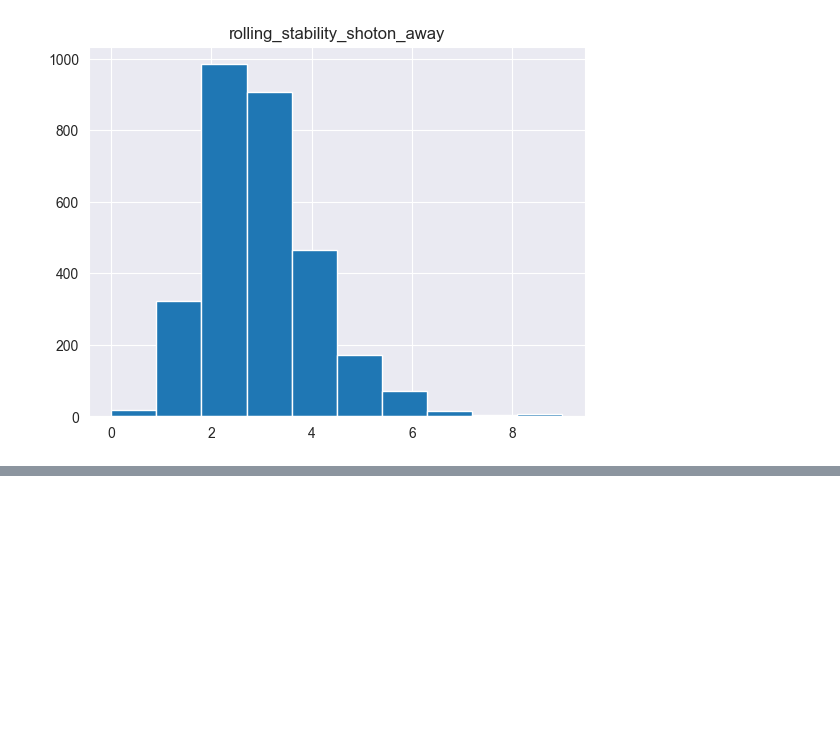
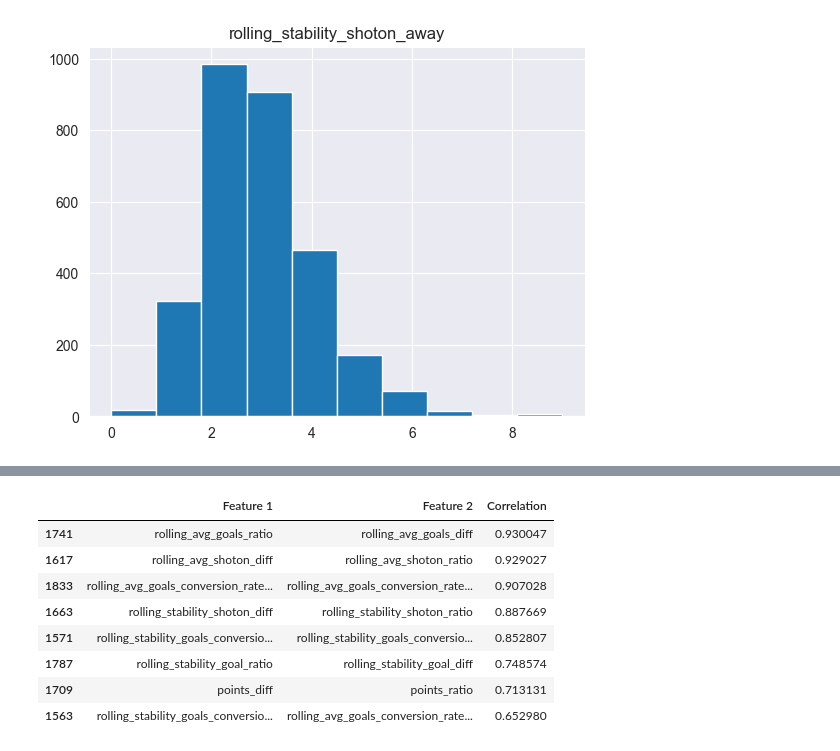
Before and after one commit to kamil0920/football_result_prediction-v2, a Jupyter notebook: src/eda/eda.ipynb, the cells around one changed output, grey strips where cells are left out. Cells and saved outputs as stored; diff of their text form; code cells hidden in the pictures; blank space fills up the shorter version.

```diff
--- a/src/eda/eda.ipynb
+++ b/src/eda/eda.ipynb
@@ -106,0 +122,26 @@ plt.show()
+# %%
+corr = df_matches[numeric_feats].corr(method="kendall")
+
+corr_pairs = corr.unstack().reset_index()
+corr_pairs.columns = ["Feature 1", "Feature 2", "Correlation"]
+
+corr_pairs = corr_pairs[corr_pairs["Feature 1"] != corr_pairs["Feature 2"]]
+
+corr_pairs["abs_corr"] = np.abs(corr_pairs["Correlation"])
+corr_pairs = corr_pairs.sort_values(by="abs_corr", ascending=False).drop(columns=["abs_corr"])
+
+corr_pairs["sorted_pair"] = corr_pairs.apply(lambda x: tuple(sorted([x["Feature 1"], x["Feature 2"]])), axis=1)
+corr_pairs = corr_pairs.drop_duplicates(subset=["sorted_pair"]).drop(columns=["sorted_pair"])
+
+significant_corr_pairs = corr_pairs[np.abs(corr_pairs["Correlation"]) > 0.65]
+significant_corr_pairs
+# %% [output]
+|  | Feature 1 | Feature 2 | Correlation |
+| 1741 | rolling_avg_goals_ratio | rolling_avg_goals_diff | 0.930047 |
+| 1617 | rolling_avg_shoton_diff | rolling_avg_shoton_ratio | 0.929027 |
+| 1833 | rolling_avg_goals_conversion_rate... | rolling_avg_goals_conversion_rate... | 0.907028 |
+| 1663 | rolling_stability_shoton_diff | rolling_stability_shoton_ratio | 0.887669 |
+| 1571 | rolling_stability_goals_conversio... | rolling_stability_goals_conversio... | 0.852807 |
+| 1787 | rolling_stability_goal_ratio | rolling_stability_goal_diff | 0.748574 |
+| 1709 | points_diff | points_ratio | 0.713131 |
+| 1563 | rolling_stability_goals_conversio... | rolling_avg_goals_conversion_rate... | 0.652980 |
```
Also changed, not shown: parts of 2 cells of this notebook, 1 other file.
